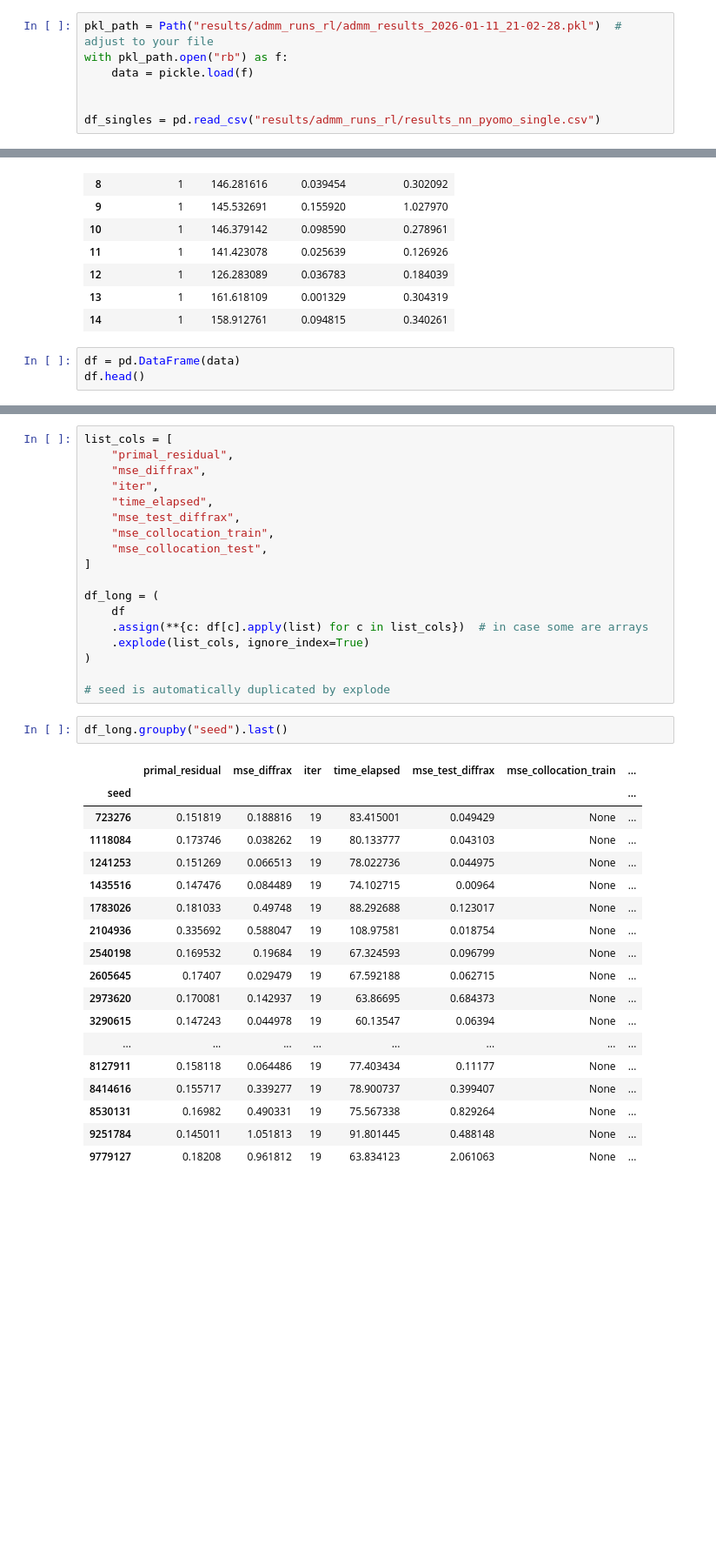
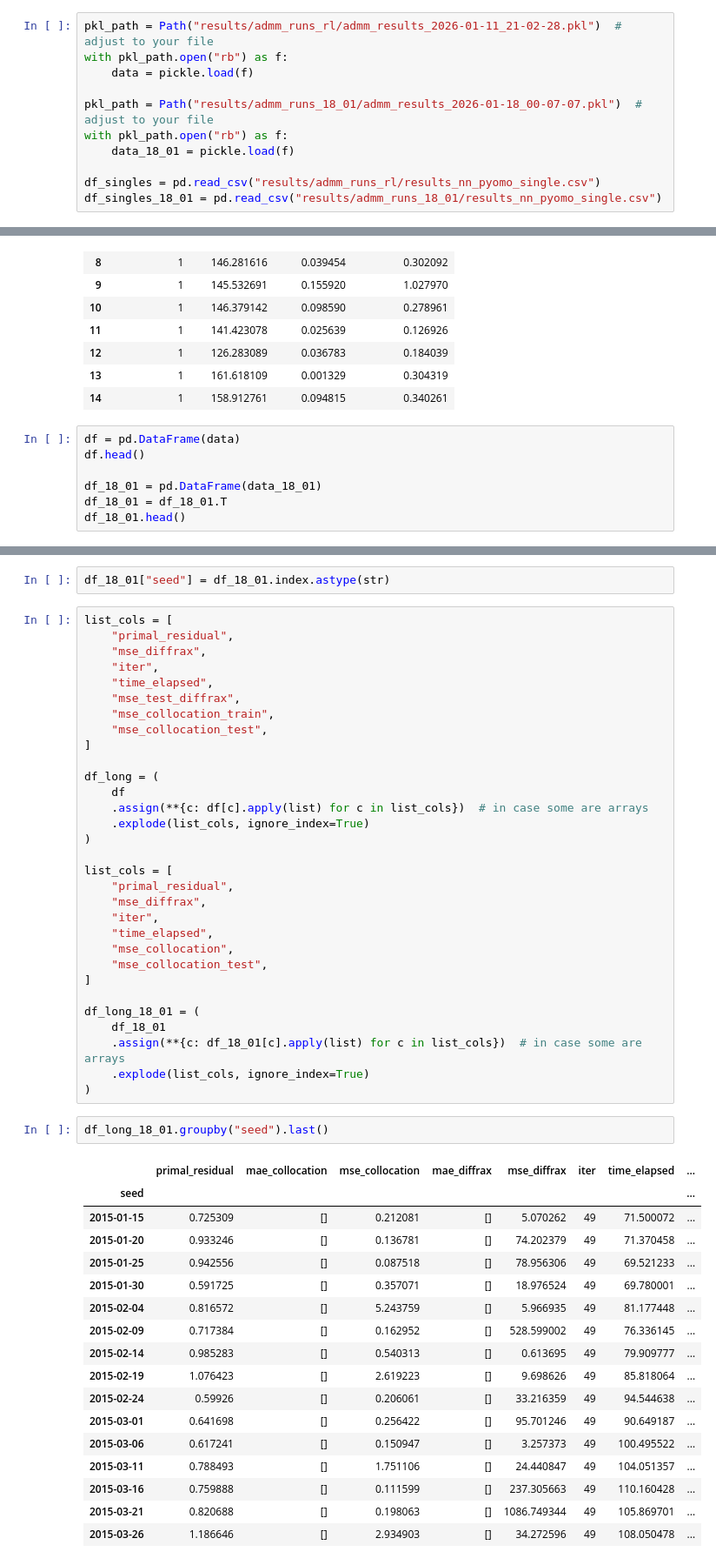
Before and after one commit to mariashapo/NODE, a Jupyter notebook: src/analysis/real_life/admm.ipynb, the cells around one changed output, grey strips where cells are left out. Shown at 87% size. Cells and saved outputs as stored; diff of their text form; blank space fills up the shorter version.

```diff
--- a/src/analysis/real_life/admm.ipynb
+++ b/src/analysis/real_life/admm.ipynb
@@ -10,8 +10,12 @@ pkl_path = Path("results/admm_runs_rl/admm_results_2026-01-11_21-02-28.pkl")  #
 with pkl_path.open("rb") as f:
     data = pickle.load(f)
 
+pkl_path = Path("results/admm_runs_18_01/admm_results_2026-01-18_00-07-07.pkl")  # adjust to your file
+with pkl_path.open("rb") as f:
+    data_18_01 = pickle.load(f)
 
 df_singles = pd.read_csv("results/admm_runs_rl/results_nn_pyomo_single.csv")
+df_singles_18_01 = pd.read_csv("results/admm_runs_18_01/results_nn_pyomo_single.csv")
 # %%
 df_singles
 # %% [output]
@@ -34,4 +38,8 @@ df_singles
 # %%
 df = pd.DataFrame(data)
 df.head()
+
+df_18_01 = pd.DataFrame(data_18_01)
+df_18_01 = df_18_01.T
+df_18_01.head()
 # %% [output]
@@ -44,3 +61,5 @@ df.head()
+# %%
+df_18_01["seed"] = df_18_01.index.astype(str)
 # %%
 list_cols = [
     "primal_residual",
@@ -58,25 +77,37 @@ df_long = (
     .explode(list_cols, ignore_index=True)
 )
 
-# seed is automatically duplicated by explode
+list_cols = [
+    "primal_residual",
+    "mse_diffrax",
+    "iter",
+    "time_elapsed",
+    "mse_collocation",
+    "mse_collocation_test",
+]
+
+df_long_18_01 = (
+    df_18_01
+    .assign(**{c: df_18_01[c].apply(list) for c in list_cols})  # in case some are arrays
+    .explode(list_cols, ignore_index=True)
+)
 # %%
-df_long.groupby("seed").last()
+df_long_18_01.groupby("seed").last()
 # %% [output]
-|  | primal_residual | mse_diffrax | iter | time_elapsed | mse_test_diffrax | mse_collocation_train | ... |
-| seed |  |  |  |  |  |  | ... |
-| 723276 | 0.151819 | 0.188816 | 19 | 83.415001 | 0.049429 | None | ... |
-| 1118084 | 0.173746 | 0.038262 | 19 | 80.133777 | 0.043103 | None | ... |
-| 1241253 | 0.151269 | 0.066513 | 19 | 78.022736 | 0.044975 | None | ... |
-| 1435516 | 0.147476 | 0.084489 | 19 | 74.102715 | 0.00964 | None | ... |
-| 1783026 | 0.181033 | 0.49748 | 19 | 88.292688 | 0.123017 | None | ... |
-| 2104936 | 0.335692 | 0.588047 | 19 | 108.97581 | 0.018754 | None | ... |
-| 2540198 | 0.169532 | 0.19684 | 19 | 67.324593 | 0.096799 | None | ... |
-| 2605645 | 0.17407 | 0.029479 | 19 | 67.592188 | 0.062715 | None | ... |
-| 2973620 | 0.170081 | 0.142937 | 19 | 63.86695 | 0.684373 | None | ... |
-| 3290615 | 0.147243 | 0.044978 | 19 | 60.13547 | 0.06394 | None | ... |
-| ... | ... | ... | ... | ... | ... | ... | ... |
-| 8127911 | 0.158118 | 0.064486 | 19 | 77.403434 | 0.11177 | None | ... |
-| 8414616 | 0.155717 | 0.339277 | 19 | 78.900737 | 0.399407 | None | ... |
-| 8530131 | 0.16982 | 0.490331 | 19 | 75.567338 | 0.829264 | None | ... |
-| 9251784 | 0.145011 | 1.051813 | 19 | 91.801445 | 0.488148 | None | ... |
-| 9779127 | 0.18208 | 0.961812 | 19 | 63.834123 | 2.061063 | None | ... |
+|  | primal_residual | mae_collocation | mse_collocation | mae_diffrax | mse_diffrax | iter | time_elapsed | ... |
+| seed |  |  |  |  |  |  |  | ... |
+| 2015-01-15 | 0.725309 | [] | 0.212081 | [] | 5.070262 | 49 | 71.500072 | ... |
+| 2015-01-20 | 0.933246 | [] | 0.136781 | [] | 74.202379 | 49 | 71.370458 | ... |
+| 2015-01-25 | 0.942556 | [] | 0.087518 | [] | 78.956306 | 49 | 69.521233 | ... |
+| 2015-01-30 | 0.591725 | [] | 0.357071 | [] | 18.976524 | 49 | 69.780001 | ... |
+| 2015-02-04 | 0.816572 | [] | 5.243759 | [] | 5.966935 | 49 | 81.177448 | ... |
+| 2015-02-09 | 0.717384 | [] | 0.162952 | [] | 528.599002 | 49 | 76.336145 | ... |
+| 2015-02-14 | 0.985283 | [] | 0.540313 | [] | 0.613695 | 49 | 79.909777 | ... |
+| 2015-02-19 | 1.076423 | [] | 2.619223 | [] | 9.698626 | 49 | 85.818064 | ... |
+| 2015-02-24 | 0.59926 | [] | 0.206061 | [] | 33.216359 | 49 | 94.544638 | ... |
+| 2015-03-01 | 0.641698 | [] | 0.256422 | [] | 95.701246 | 49 | 90.649187 | ... |
+| 2015-03-06 | 0.617241 | [] | 0.150947 | [] | 3.257373 | 49 | 100.495522 | ... |
+| 2015-03-11 | 0.788493 | [] | 1.751106 | [] | 24.440847 | 49 | 104.051357 | ... |
+| 2015-03-16 | 0.759888 | [] | 0.111599 | [] | 237.305663 | 49 | 110.160428 | ... |
+| 2015-03-21 | 0.820688 | [] | 0.198063 | [] | 1086.749344 | 49 | 105.869701 | ... |
+| 2015-03-26 | 1.186646 | [] | 2.934903 | [] | 34.272596 | 49 | 108.050478 | ... |
```
Also changed, not shown: parts of 7 cells of this notebook, 3 other files.
